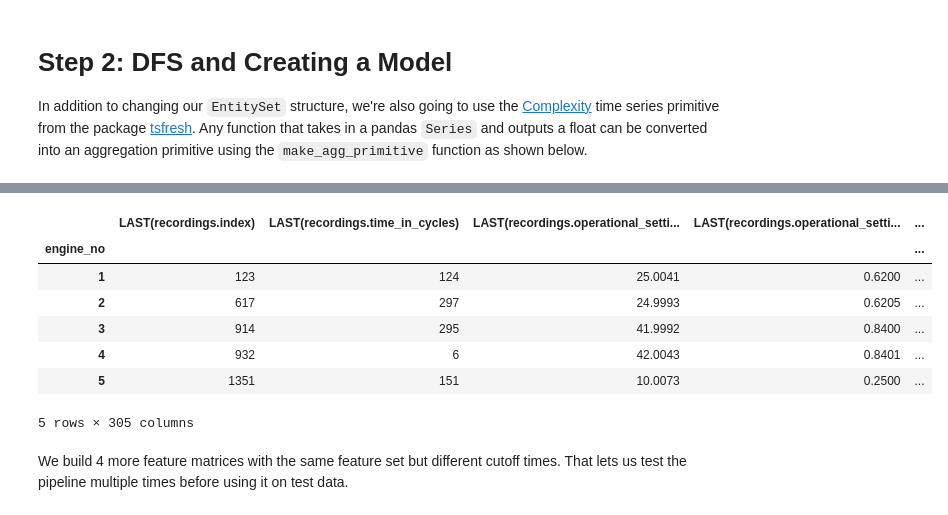
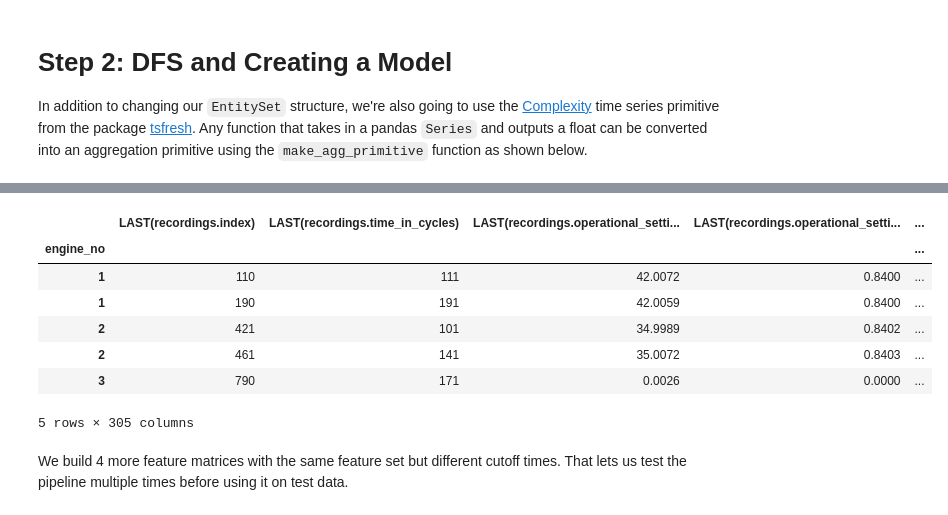
Before and after one commit to alteryx/predict-remaining-useful-life, a Jupyter notebook: Advanced Featuretools RUL.ipynb, the cells around one changed output, grey strips where cells are left out. Cells and saved outputs as stored; diff of their text form; code cells hidden in the pictures.

```diff
--- a/Advanced Featuretools RUL.ipynb
+++ b/Advanced Featuretools RUL.ipynb
@@ -53,11 +84,11 @@ We also make cutoff times by selecting a random cutoff time from the life of eac
 # %%
-from tqdm import tqdm
-
 splits = 5
 cutoff_time_list = []
 
-for i in tqdm(range(splits)):
-    cutoff_time_list.append(utils.make_cutoff_times(data))
+for i in range(splits):
+    sample = label_times.sample(n=249, random_state=i)
+    sample.sort_index(inplace=True)
+    cutoff_time_list.append(sample)
 
 cutoff_time_list[0].head()
 # %% [output]
@@ -119,26 +161,18 @@ es.plot()
 # Step 2: DFS and Creating a Model
 In addition to changing our `EntitySet` structure, we're also going to use the [Complexity](http://tsfresh.readthedocs.io/en/latest/api/tsfresh.feature_extraction.html#tsfresh.feature_extraction.feature_calculators.cid_ce) time series primitive from the package [tsfresh](https://github.com/blue-yonder/tsfresh). Any function that takes in a pandas `Series` and outputs a float can be converted into an aggregation primitive using the `make_agg_primitive` function as shown below.
 # %%
-from featuretools.primitives import make_agg_primitive
-import featuretools.variable_types as vtypes
+from featuretools.tsfresh import CidCe
 
-from tsfresh.feature_extraction.feature_calculators import (number_peaks, mean_abs_change,
-                                                            cid_ce, last_location_of_maximum, length)
-
-
-Complexity = make_agg_primitive(lambda x: cid_ce(x, False),
-                              input_types=[vtypes.Numeric],
-                              return_type=vtypes.Numeric,
-                              name="complexity")
-
-fm, features = ft.dfs(entityset=es,
-                      target_entity='engines',
-                      agg_primitives=['last', 'max', Complexity],
-                      trans_primitives=[],
-                      chunk_size=.26,
-                      cutoff_time=cutoff_time_list[0],
-                      max_depth=3,
-                      verbose=True)
+fm, features = ft.dfs(
+    entityset=es,
+    target_entity='engines',
+    agg_primitives=['last', 'max', CidCe(normalize=False)],
+    trans_primitives=[],
+    chunk_size=.26,
+    cutoff_time=cutoff_time_list[0],
+    max_depth=3,
+    verbose=True,
+)
 
 fm.to_csv('advanced_fm.csv')
 fm.head()
@@ -148,10 +182,10 @@ Elapsed: 04:37 | Progress: 100%|████████████████
 |  | LAST(recordings.index) | LAST(recordings.time_in_cycles) | LAST(recordings.operational_setti... | LAST(recordings.operational_setti... | ... |
 | engine_no |  |  |  |  | ... |
-| 1 | 123 | 124 | 25.0041 | 0.6200 | ... |
-| 2 | 617 | 297 | 24.9993 | 0.6205 | ... |
-| 3 | 914 | 295 | 41.9992 | 0.8400 | ... |
-| 4 | 932 | 6 | 42.0043 | 0.8401 | ... |
-| 5 | 1351 | 151 | 10.0073 | 0.2500 | ... |
+| 1 | 110 | 111 | 42.0072 | 0.8400 | ... |
+| 1 | 190 | 191 | 42.0059 | 0.8400 | ... |
+| 2 | 421 | 101 | 34.9989 | 0.8402 | ... |
+| 2 | 461 | 141 | 35.0072 | 0.8403 | ... |
+| 3 | 790 | 171 | 0.0026 | 0.0000 | ... |
 5 rows × 305 columns
 # %% [markdown]
 We build 4 more feature matrices with the same feature set but different cutoff times. That lets us test the pipeline multiple times before using it on test data.
```
Also changed, not shown: parts of 15 cells of this notebook, 1 other file.
